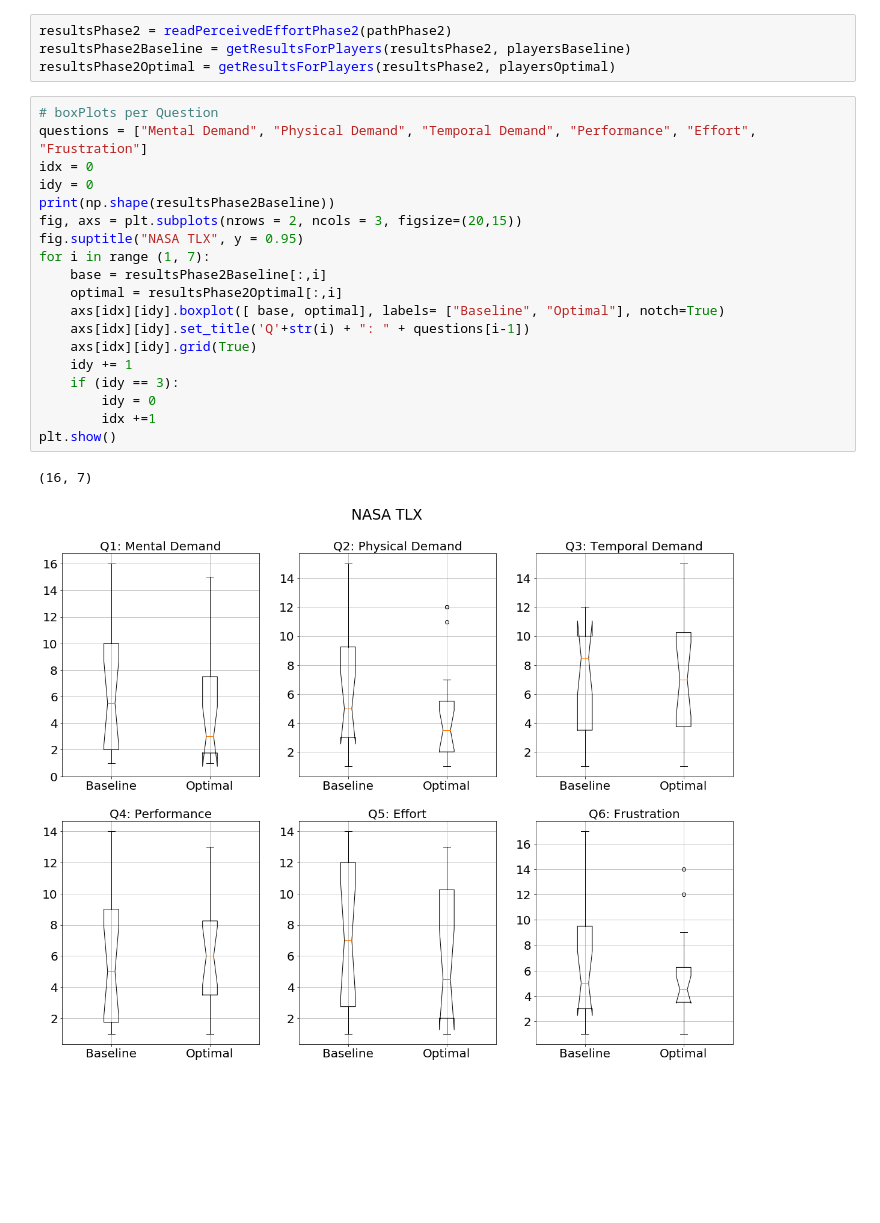
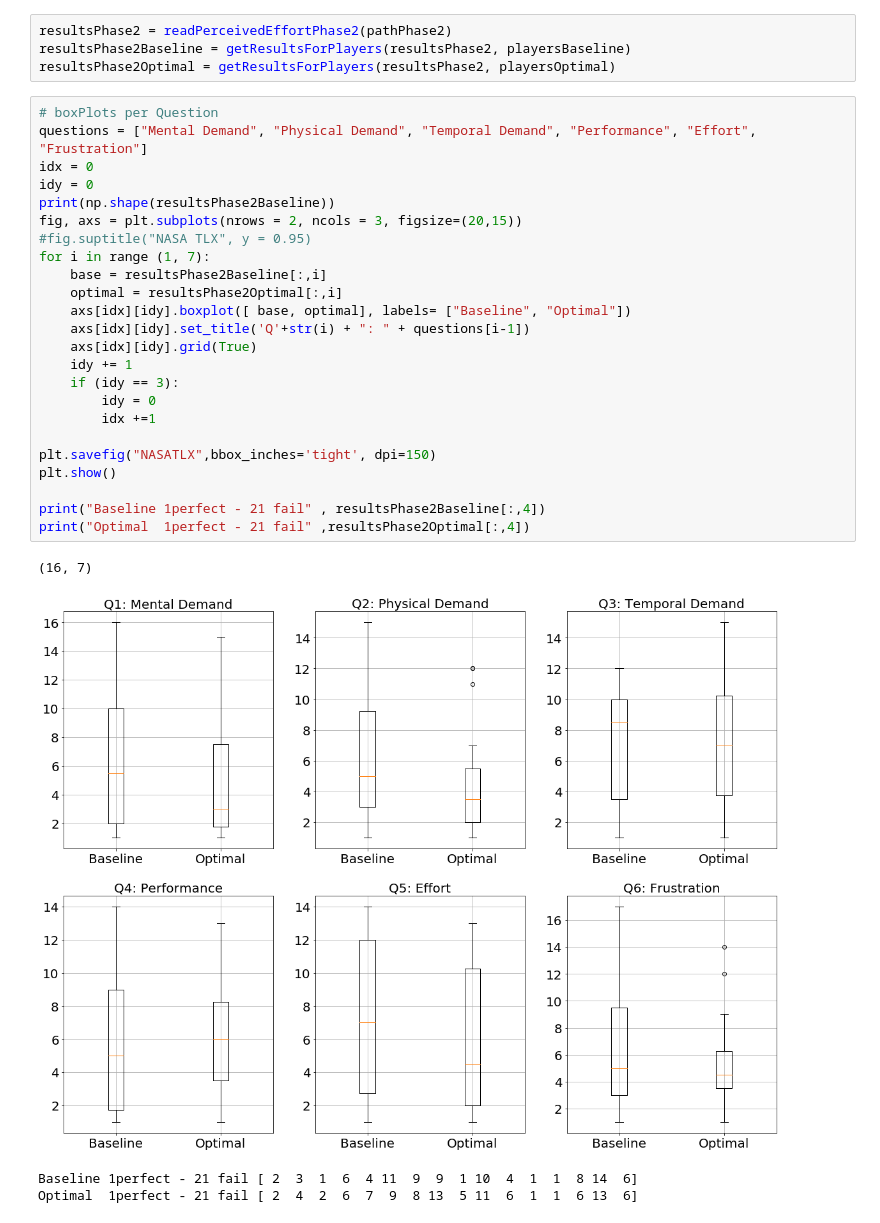
Before and after one commit to AndreeaStefan/SmartuistWrapper, a Jupyter notebook: evaluation/PerceivedEffort.ipynb, the cells around one changed output. Saved outputs shown, nothing was run; the diff lists cells and outputs as text; blank space fills up the shorter version.

```diff
--- a/evaluation/PerceivedEffort.ipynb
+++ b/evaluation/PerceivedEffort.ipynb
@@ -57,23 +57,30 @@ resultsPhase2Optimal = getResultsForPlayers(resultsPhase2, playersOptimal)
 # %%
 # boxPlots per Question
 questions = ["Mental Demand", "Physical Demand", "Temporal Demand", "Performance", "Effort", "Frustration"]
 idx = 0
 idy = 0
 print(np.shape(resultsPhase2Baseline))
 fig, axs = plt.subplots(nrows = 2, ncols = 3, figsize=(20,15))
-fig.suptitle("NASA TLX", y = 0.95)
+#fig.suptitle("NASA TLX", y = 0.95)
 for i in range (1, 7):
     base = resultsPhase2Baseline[:,i]
     optimal = resultsPhase2Optimal[:,i]
-    axs[idx][idy].boxplot([ base, optimal], labels= ["Baseline", "Optimal"], notch=True)
+    axs[idx][idy].boxplot([ base, optimal], labels= ["Baseline", "Optimal"])
     axs[idx][idy].set_title('Q'+str(i) + ": " + questions[i-1])
     axs[idx][idy].grid(True)
     idy += 1
     if (idy == 3):
         idy = 0
         idx +=1
+
+plt.savefig("NASATLX",bbox_inches='tight', dpi=150)
 plt.show()
+
+print("Baseline 1perfect - 21 fail" , resultsPhase2Baseline[:,4])
+print("Optimal  1perfect - 21 fail" ,resultsPhase2Optimal[:,4])
 # %% [output]
 (16, 7)
-[figure, old version]
+[figure, new version]
+Baseline 1perfect - 21 fail [ 2  3  1  6  4 11  9  9  1 10  4  1  1  8 14  6]
+Optimal  1perfect - 21 fail [ 2  4  2  6  7  9  8 13  5 11  6  1  1  6 13  6]
 # %%
```
Also changed, not shown: parts of 1 cell of this notebook, 5 other files.
